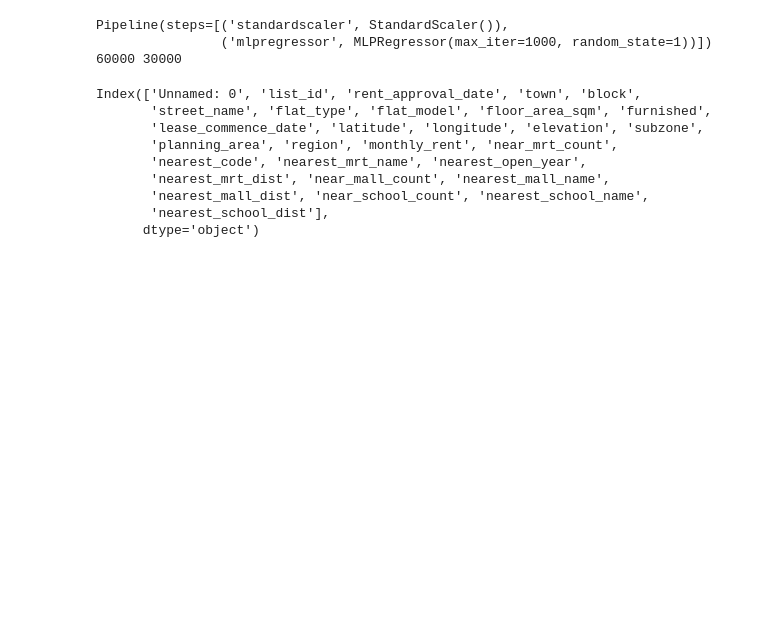
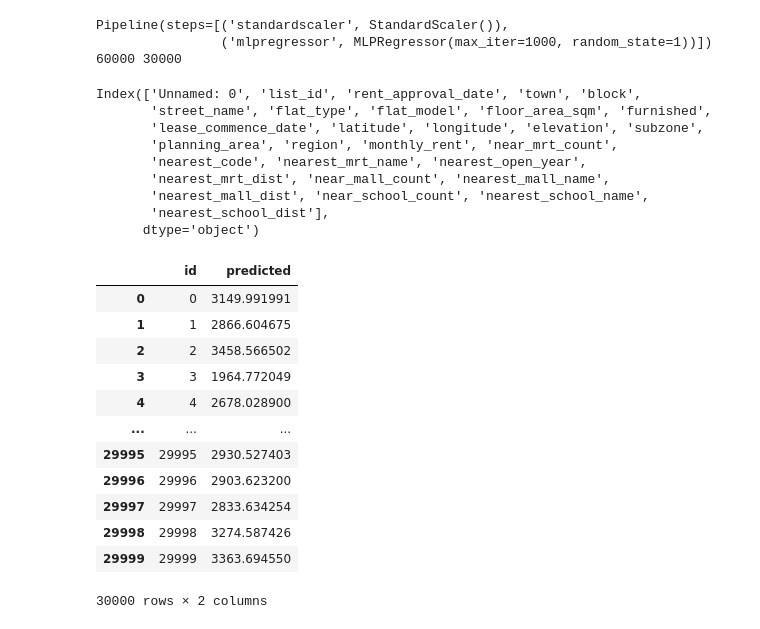
Before and after one commit to Lingy12/cs5228, a Jupyter notebook: sample-predictor.ipynb, the cells around one changed output. Saved outputs shown, nothing was run; the diff lists cells and outputs as text; code cells hidden in the pictures; blank space fills up the shorter version.

```diff
--- a/sample-predictor.ipynb
+++ b/sample-predictor.ipynb
@@ -187,0 +202,17 @@ Index(['Unnamed: 0', 'list_id', 'rent_approval_date', 'town', 'block',
+# %%
+output_df = pd.read_csv('./my_pred.csv')
+output_df
+# %% [output]
+|  | id | predicted |
+| 0 | 0 | 3149.991991 |
+| 1 | 1 | 2866.604675 |
+| 2 | 2 | 3458.566502 |
+| 3 | 3 | 1964.772049 |
+| 4 | 4 | 2678.028900 |
+| ... | ... | ... |
+| 29995 | 29995 | 2930.527403 |
+| 29996 | 29996 | 2903.623200 |
+| 29997 | 29997 | 2833.634254 |
+| 29998 | 29998 | 3274.587426 |
+| 29999 | 29999 | 3363.694550 |
+30000 rows × 2 columns
```
Also changed, not shown: parts of 2 cells of this notebook, 2 other files.
